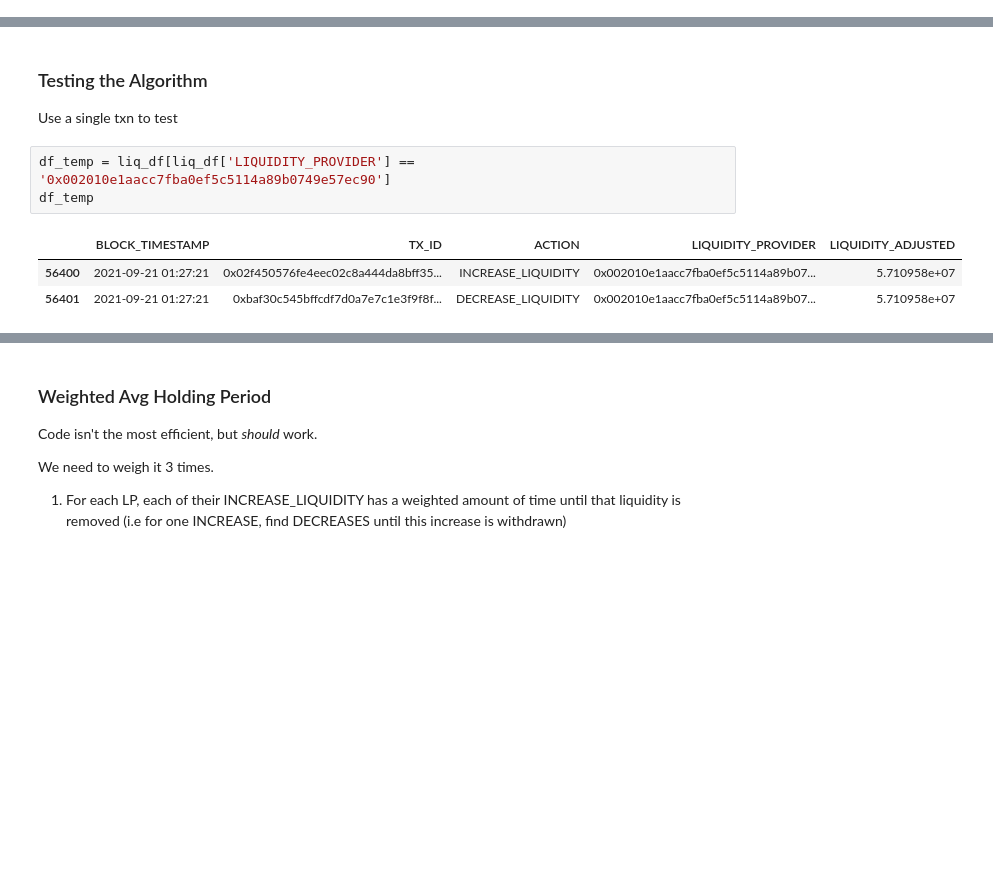
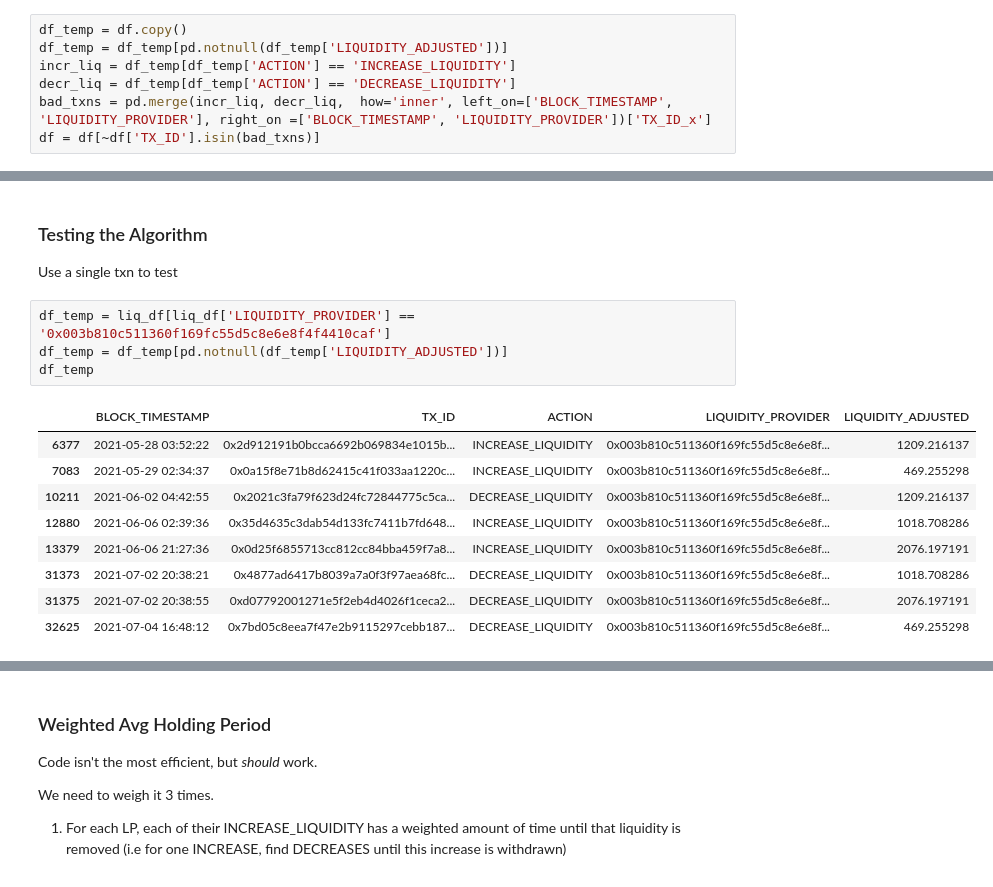
Before and after one commit to pradeeptadas/uniswap-v3-project, a Jupyter notebook: eda_notebooks/Holding_Calc.ipynb, the cells around one changed output, grey strips where cells are left out. Drawn from its saved outputs; the diff is of its cells as text; blank space fills up the shorter version.

```diff
--- a/eda_notebooks/Holding_Calc.ipynb
+++ b/eda_notebooks/Holding_Calc.ipynb
@@ -38,6 +38,13 @@ df.tail()
 | 71766 | 2022-03-03 12:20:31 | 0x11383e9770ef824bcc9d9ee04958cea... | INCREASE_LIQUIDITY | 0xf625dc2d8ddaf08f0f27593a3a32feb... | 3327.647736 |
 | 71767 | 2022-03-03 13:01:40 | 0x20cd3a2b9ab2f63781e80ad7dfab981... | DECREASE_LIQUIDITY | 0xb1be56f2c3f8f18232e7e4605f6d5f1... | 4457.735151 |
 | 71768 | 2022-03-03 13:04:12 | 0x10ee54f26372520fd957c4ea9de41ea... | INCREASE_LIQUIDITY | 0xb1be56f2c3f8f18232e7e4605f6d5f1... | 4458.078341 |
+# %%
+df_temp = df.copy()
+df_temp = df_temp[pd.notnull(df_temp['LIQUIDITY_ADJUSTED'])]
+incr_liq = df_temp[df_temp['ACTION'] == 'INCREASE_LIQUIDITY']
+decr_liq = df_temp[df_temp['ACTION'] == 'DECREASE_LIQUIDITY']
+bad_txns = pd.merge(incr_liq, decr_liq,  how='inner', left_on=['BLOCK_TIMESTAMP', 'LIQUIDITY_PROVIDER'], right_on =['BLOCK_TIMESTAMP', 'LIQUIDITY_PROVIDER'])['TX_ID_x']
+df = df[~df['TX_ID'].isin(bad_txns)]
 # %%
 pd.set_option('display.max_colwidth', None)
 df_pivot = pd.pivot_table(df, values='LIQUIDITY_ADJUSTED', index=['LIQUIDITY_PROVIDER'], columns=['ACTION'], aggfunc=np.sum)
@@ -102,10 +109,17 @@ Name: TX_ID, Length: 4906, dtype: int64
 
 Use a single txn to test
 # %%
-df_temp = liq_df[liq_df['LIQUIDITY_PROVIDER'] == '0x002010e1aacc7fba0ef5c5114a89b0749e57ec90']
+df_temp = liq_df[liq_df['LIQUIDITY_PROVIDER'] == '0x003b810c511360f169fc55d5c8e6e8f4f4410caf']
+df_temp = df_temp[pd.notnull(df_temp['LIQUIDITY_ADJUSTED'])]
 df_temp
 # %% [output]
 |  | BLOCK_TIMESTAMP | TX_ID | ACTION | LIQUIDITY_PROVIDER | LIQUIDITY_ADJUSTED |
-| 56400 | 2021-09-21 01:27:21 | 0x02f450576fe4eec02c8a444da8bff35... | INCREASE_LIQUIDITY | 0x002010e1aacc7fba0ef5c5114a89b07... | 5.710958e+07 |
-| 56401 | 2021-09-21 01:27:21 | 0xbaf30c545bffcdf7d0a7e7c1e3f9f8f... | DECREASE_LIQUIDITY | 0x002010e1aacc7fba0ef5c5114a89b07... | 5.710958e+07 |
+| 6377 | 2021-05-28 03:52:22 | 0x2d912191b0bcca6692b069834e1015b... | INCREASE_LIQUIDITY | 0x003b810c511360f169fc55d5c8e6e8f... | 1209.216137 |
+| 7083 | 2021-05-29 02:34:37 | 0x0a15f8e71b8d62415c41f033aa1220c... | INCREASE_LIQUIDITY | 0x003b810c511360f169fc55d5c8e6e8f... | 469.255298 |
+| 10211 | 2021-06-02 04:42:55 | 0x2021c3fa79f623d24fc72844775c5ca... | DECREASE_LIQUIDITY | 0x003b810c511360f169fc55d5c8e6e8f... | 1209.216137 |
+| 12880 | 2021-06-06 02:39:36 | 0x35d4635c3dab54d133fc7411b7fd648... | INCREASE_LIQUIDITY | 0x003b810c511360f169fc55d5c8e6e8f... | 1018.708286 |
+| 13379 | 2021-06-06 21:27:36 | 0x0d25f6855713cc812cc84bba459f7a8... | INCREASE_LIQUIDITY | 0x003b810c511360f169fc55d5c8e6e8f... | 2076.197191 |
+| 31373 | 2021-07-02 20:38:21 | 0x4877ad6417b8039a7a0f3f97aea68fc... | DECREASE_LIQUIDITY | 0x003b810c511360f169fc55d5c8e6e8f... | 1018.708286 |
+| 31375 | 2021-07-02 20:38:55 | 0xd07792001271e5f2eb4d4026f1ceca2... | DECREASE_LIQUIDITY | 0x003b810c511360f169fc55d5c8e6e8f... | 2076.197191 |
+| 32625 | 2021-07-04 16:48:12 | 0x7bd05c8eea7f47e2b9115297cebb187... | DECREASE_LIQUIDITY | 0x003b810c511360f169fc55d5c8e6e8f... | 469.255298 |
 # %%
```
Also changed, not shown: parts of 18 cells of this notebook, 8 other files.
